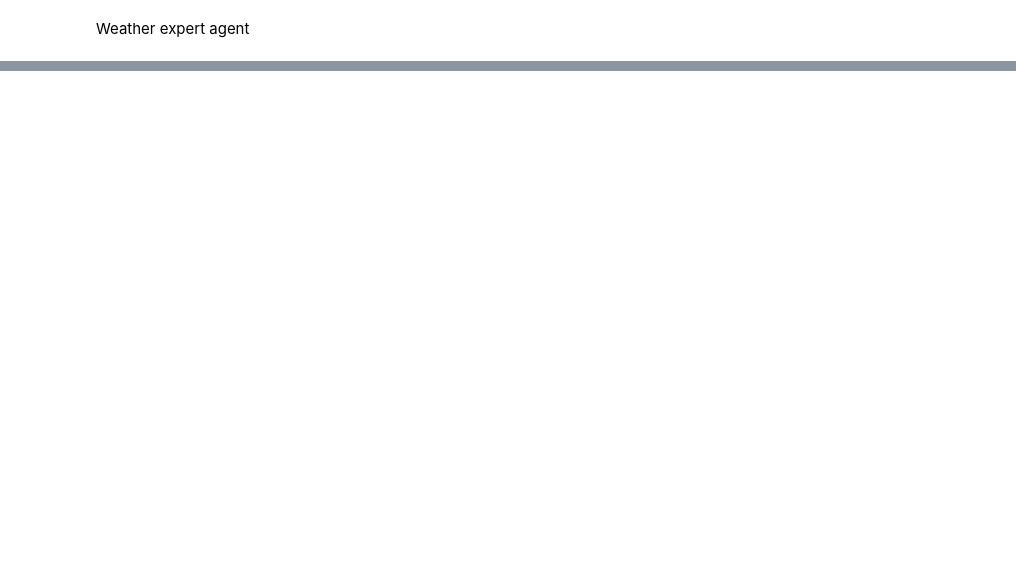
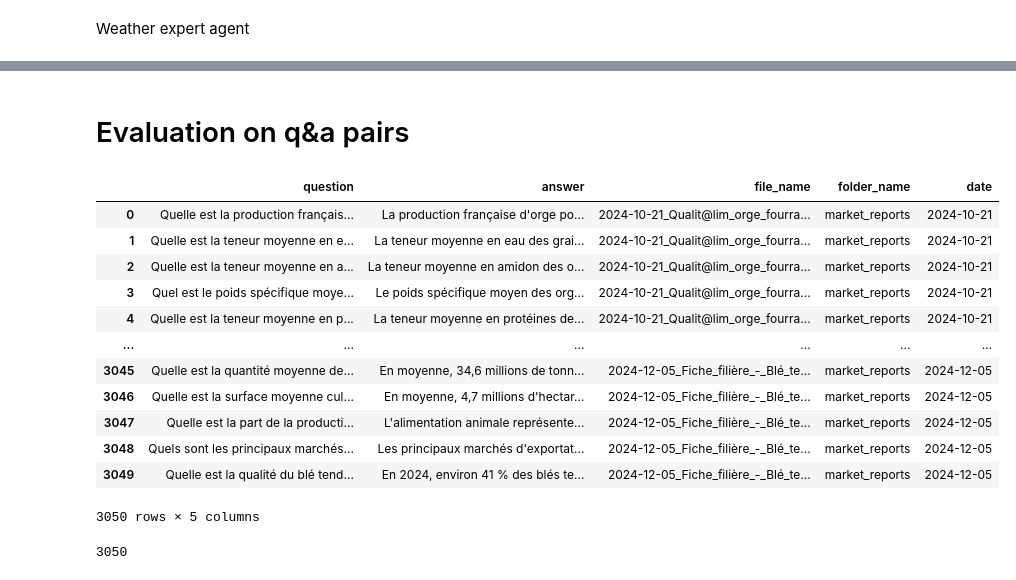
Before and after one commit to EstienneG/AgroFlow, a Jupyter notebook: src/integration/demo.ipynb, the cells around one changed output, grey strips where cells are left out. Saved outputs shown, nothing was run; the diff lists cells and outputs as text; code cells hidden in the pictures; blank space fills up the shorter version.

```diff
--- a/src/integration/demo.ipynb
+++ b/src/integration/demo.ipynb
@@ -386,0 +460,27 @@ gradio.exceptions.InvalidPathError: Cannot move /home/estienne/Projects/mistral-
+# %% [markdown]
+# Evaluation on q&a pairs
+# %%
+import pandas as pd
+
+
+questions_df = pd.read_csv("../RAG/qa_rag_eval_full.csv")
+questions_df
+# %% [output]
+|  | question | answer | file_name | folder_name | date |
+| 0 | Quelle est la production français... | La production française d'orge po... | 2024-10-21_Qualit@lim_orge_fourra... | market_reports | 2024-10-21 |
+| 1 | Quelle est la teneur moyenne en e... | La teneur moyenne en eau des grai... | 2024-10-21_Qualit@lim_orge_fourra... | market_reports | 2024-10-21 |
+| 2 | Quelle est la teneur moyenne en a... | La teneur moyenne en amidon des o... | 2024-10-21_Qualit@lim_orge_fourra... | market_reports | 2024-10-21 |
+| 3 | Quel est le poids spécifique moye... | Le poids spécifique moyen des org... | 2024-10-21_Qualit@lim_orge_fourra... | market_reports | 2024-10-21 |
+| 4 | Quelle est la teneur moyenne en p... | La teneur moyenne en protéines de... | 2024-10-21_Qualit@lim_orge_fourra... | market_reports | 2024-10-21 |
+| ... | ... | ... | ... | ... | ... |
+| 3045 | Quelle est la quantité moyenne de... | En moyenne, 34,6 millions de tonn... | 2024-12-05_Fiche_filière_-_Blé_te... | market_reports | 2024-12-05 |
+| 3046 | Quelle est la surface moyenne cul... | En moyenne, 4,7 millions d'hectar... | 2024-12-05_Fiche_filière_-_Blé_te... | market_reports | 2024-12-05 |
+| 3047 | Quelle est la part de la producti... | L'alimentation animale représente... | 2024-12-05_Fiche_filière_-_Blé_te... | market_reports | 2024-12-05 |
+| 3048 | Quels sont les principaux marchés... | Les principaux marchés d'exportat... | 2024-12-05_Fiche_filière_-_Blé_te... | market_reports | 2024-12-05 |
+| 3049 | Quelle est la qualité du blé tend... | En 2024, environ 41 % des blés te... | 2024-12-05_Fiche_filière_-_Blé_te... | market_reports | 2024-12-05 |
+3050 rows × 5 columns
+# %%
+questions = questions_df['question'].tolist()
+len(questions)
+# %% [output]
+3050
```
Also changed, not shown: parts of 12 cells of this notebook, 4 other files.
